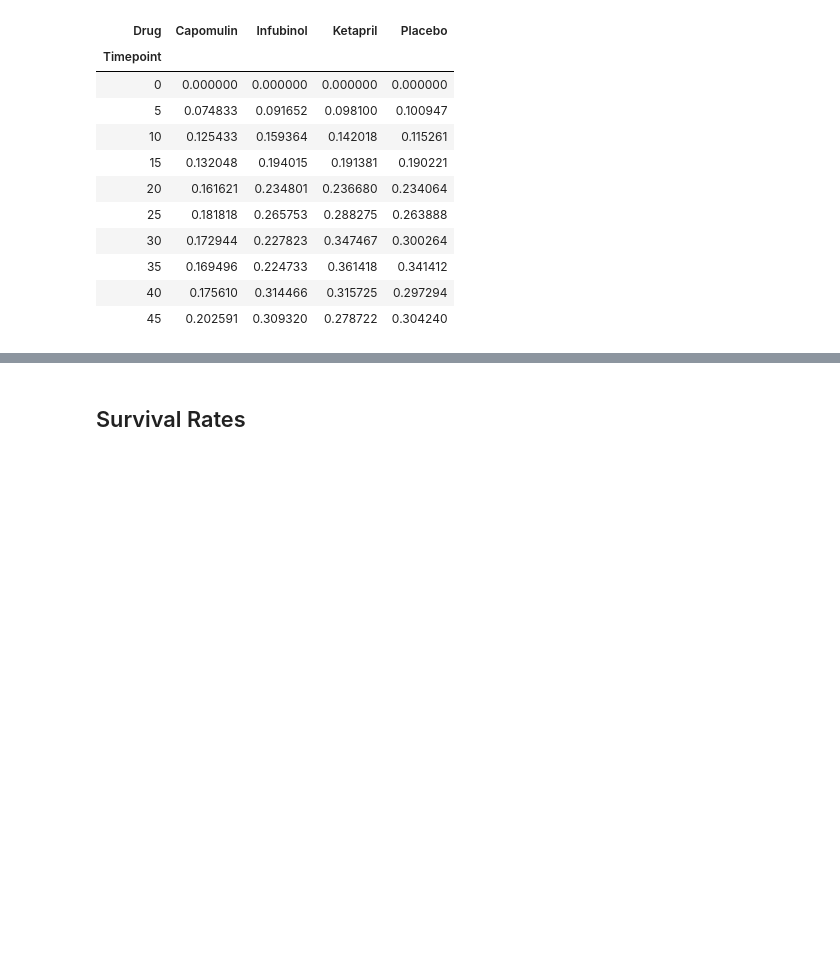
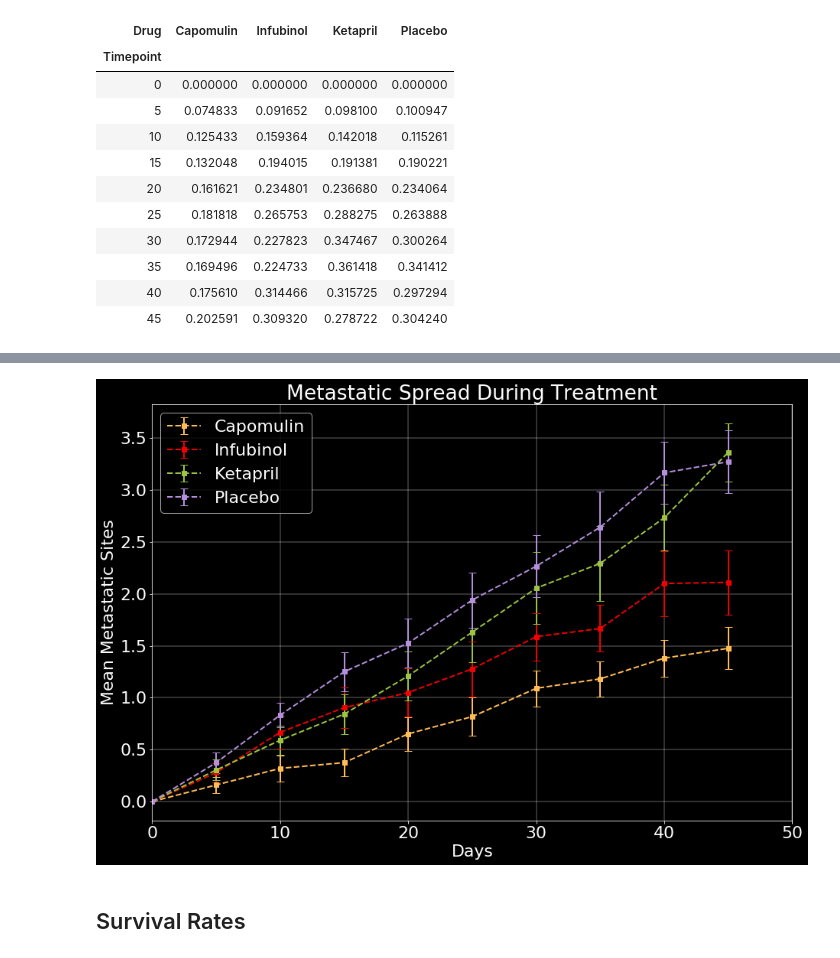
Before and after one commit to costcohotdog/matplotlib_clinical_trial, a Jupyter notebook: Pymaceuticals/pymaceuticals_starter.ipynb, the cells around one changed output, grey strips where cells are left out. Cells and saved outputs as stored; diff of their text form; code cells hidden in the pictures; blank space fills up the shorter version.

```diff
--- a/Pymaceuticals/pymaceuticals_starter.ipynb
+++ b/Pymaceuticals/pymaceuticals_starter.ipynb
@@ -147,11 +149,10 @@ count_survival
 # %%
 # Store the Standard Error associated with Met. Sites Grouped by Drug and Timepoint
-errors_survival = mouse_clinical_merged.groupby(['Drug','Timepoint']).agg({'Metastatic Sites':'sem'})
-errors_survival
+errors_response = mouse_clinical_merged.groupby(['Drug','Timepoint']).agg({'Metastatic Sites':'sem'})
 
 # Prepare dataframe for plotting and preview
-errors_survival = plot_ready(errors_survival)
-errors_survival
+errors_response = plot_ready(errors_response)
+errors_response
 # %% [output]
 | Drug | Capomulin | Infubinol | Ketapril | Placebo |
 | Timepoint |  |  |  |  |
@@ -176,3 +169,40 @@ errors_survival
+# %%
+# Generate the Plot (with Error Bars)
+
+# Create figure and define ax plot
+fig, ax2 = plt.subplots(figsize=(15,10))
+
+# Plot colors
+colors = ['#ffbc57', '#f00000','#9cc341','#b48fdc']
+colors_number = 0
+
+# Loop through each column in mean_tumor and plot error bars
+for column in mean_response:
+    ax2.errorbar(
+        mean_response.index,
+        mean_response[column],
+        yerr=errors_response[column],
+        fmt='--s',
+        color=colors[colors_number],
+        label=column,
+        linewidth=2,
+        elinewidth=2,
+        capsize=5
+        )
+    colors_number += 1
+
+# Format
+ax2.set_xlim(0, 50)
+ax2.title.set_text("Metastatic Spread During Treatment")
+ax2.set_xlabel("Days")
+ax2.set_ylabel("Mean Metastatic Sites")
+ax2.grid(linewidth=0.4)
+ax2.legend(loc='best')
+
+# Save Figure
+fig.savefig('Metastatic_Spread_During_Treatment.jpeg', dpi=300)
+# %% [output]
+[figure, added]
 # %% [markdown]
 ## Survival Rates
 # %%
```
Also changed, not shown: parts of 17 cells of this notebook.
